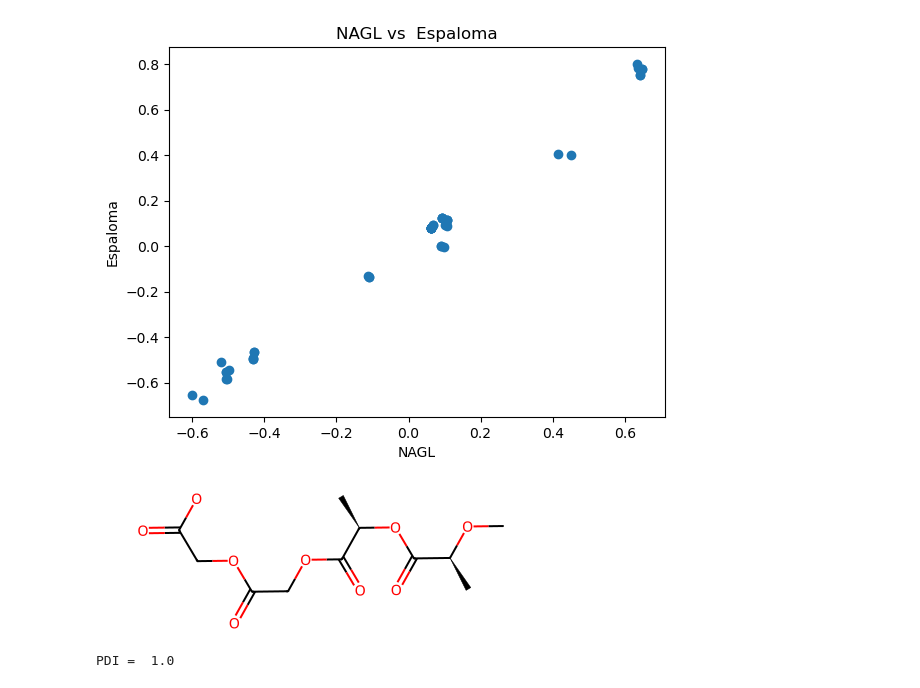
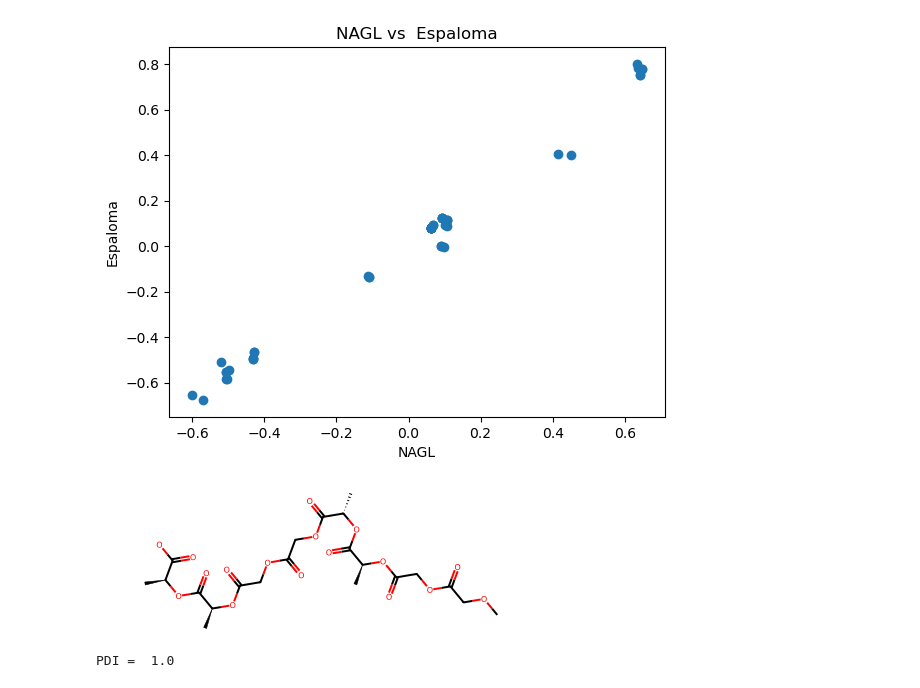
Before and after one commit to matta-research-group/SwiftPol, a Jupyter notebook: Example_Notebooks/PLGA_demo.ipynb, the cells around one changed output. Drawn from its saved outputs; the diff is of its cells as text; code cells hidden in the pictures.

```diff
--- a/Example_Notebooks/PLGA_demo.ipynb
+++ b/Example_Notebooks/PLGA_demo.ipynb
@@ -68,10 +91,14 @@ Text(0, 0.5, 'Espaloma')
 [figure]
 # %%
 #Build a PLGA chain using Ring Opening Polymerisation
-polymer = build.build_PLGA_ring(sequence = 'LLGG', terminal='ester')[0]
+from rdkit.Chem import AllChem
+polymer = build.build_polymer_ROP(sequence = 'AABBAABB',
+                                  monomer_list = ['O1C(=O)C[I+][I+]OC(=O)C1', 'C[C@@H]1[I+][I+]OC(=O)[C@H](C)OC1=O'],
+                                  reaction = AllChem.ReactionFromSmarts('[I:1][O:2].[I:3][C:4]>>[C:4][O:2].[I:3][I:1]'),
+                                  terminal='ester')
 polymer
 # %% [output]
-[figure, old version]
+[figure, new version]
 # %%
 #Calculate the polydispersity index of the PLGA chain
 PDI = build.PDI([polymer])[0]
```
Also changed, not shown: parts of 17 cells of this notebook.
